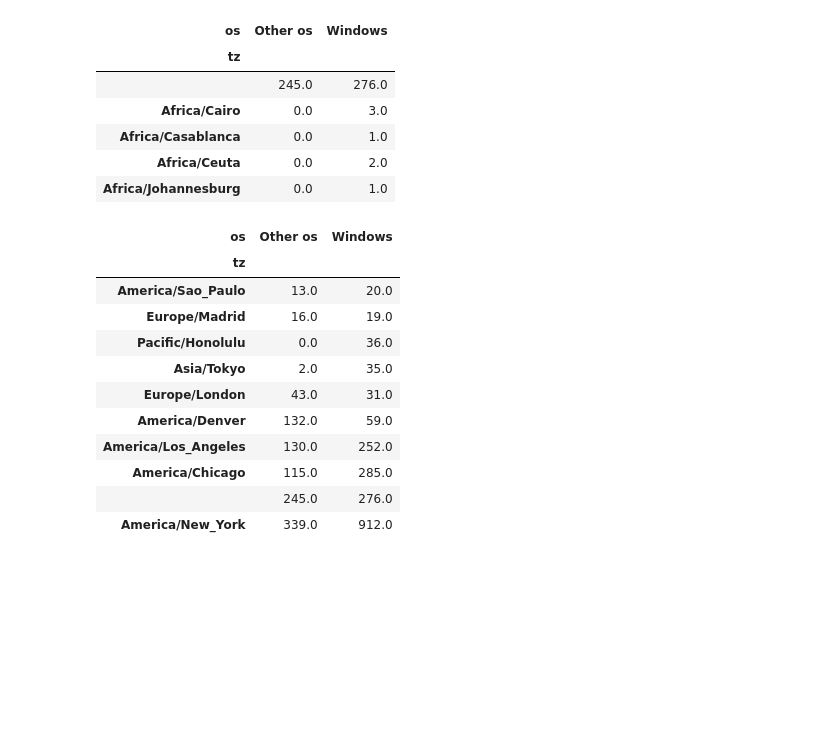
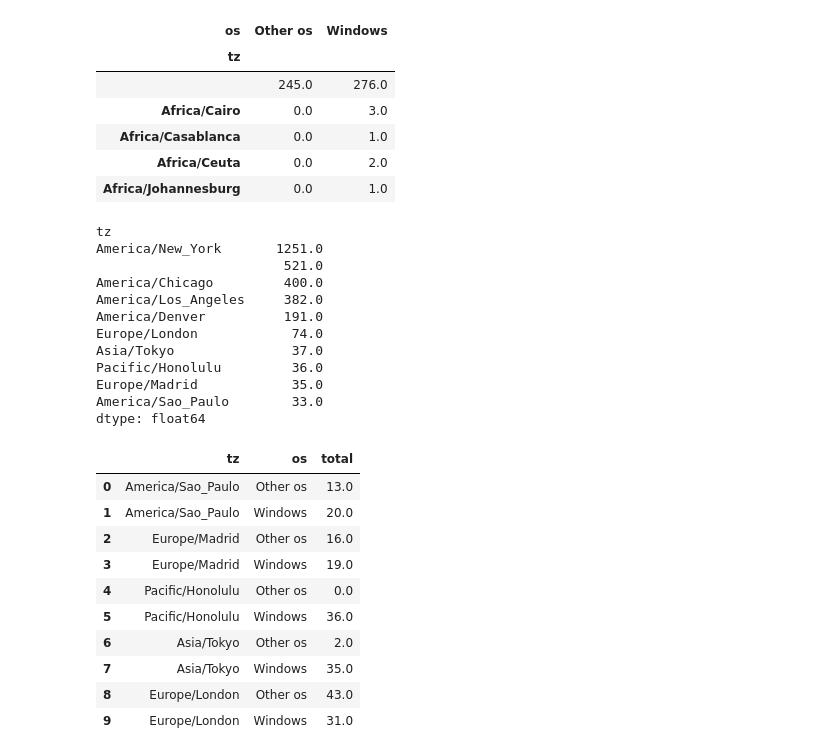
Before and after one commit to OhSorryBro/Data_in_python, a Jupyter notebook: pandas/ch13.ipynb, the cells around one changed output. Drawn from its saved outputs; the diff is of its cells as text; code cells hidden in the pictures; blank space fills up the shorter version.

```diff
--- a/pandas/ch13.ipynb
+++ b/pandas/ch13.ipynb
@@ -178,16 +189,34 @@ indexer = agg_counts.sum('columns').argsort()
 indexer.values[:10]
 count_subset = agg_counts.take(indexer[-10:])
 count_subset
+agg_counts.sum(axis='columns').nlargest(10)
 # %% [output]
-| os | Other os | Windows |
-| tz |  |  |
-| America/Sao_Paulo | 13.0 | 20.0 |
-| Europe/Madrid | 16.0 | 19.0 |
-| Pacific/Honolulu | 0.0 | 36.0 |
-| Asia/Tokyo | 2.0 | 35.0 |
-| Europe/London | 43.0 | 31.0 |
-| America/Denver | 132.0 | 59.0 |
-| America/Los_Angeles | 130.0 | 252.0 |
-| America/Chicago | 115.0 | 285.0 |
-|  | 245.0 | 276.0 |
-| America/New_York | 339.0 | 912.0 |
+tz
+America/New_York       1251.0
+                        521.0
+America/Chicago         400.0
+America/Los_Angeles     382.0
+America/Denver          191.0
+Europe/London            74.0
+Asia/Tokyo               37.0
+Pacific/Honolulu         36.0
+Europe/Madrid            35.0
+America/Sao_Paulo        33.0
+dtype: float64
+# %%
+count_subset = count_subset.stack()
+count_subset.name = 'total'
+count_subset = count_subset.reset_index()
+count_subset.head(10)
+# %% [output]
+|  | tz | os | total |
+| 0 | America/Sao_Paulo | Other os | 13.0 |
+| 1 | America/Sao_Paulo | Windows | 20.0 |
+| 2 | Europe/Madrid | Other os | 16.0 |
+| 3 | Europe/Madrid | Windows | 19.0 |
+| 4 | Pacific/Honolulu | Other os | 0.0 |
+| 5 | Pacific/Honolulu | Windows | 36.0 |
+| 6 | Asia/Tokyo | Other os | 2.0 |
+| 7 | Asia/Tokyo | Windows | 35.0 |
+| 8 | Europe/London | Other os | 43.0 |
+| 9 | Europe/London | Windows | 31.0 |
```
Also changed, not shown: parts of 4 cells of this notebook, 3 other files.
